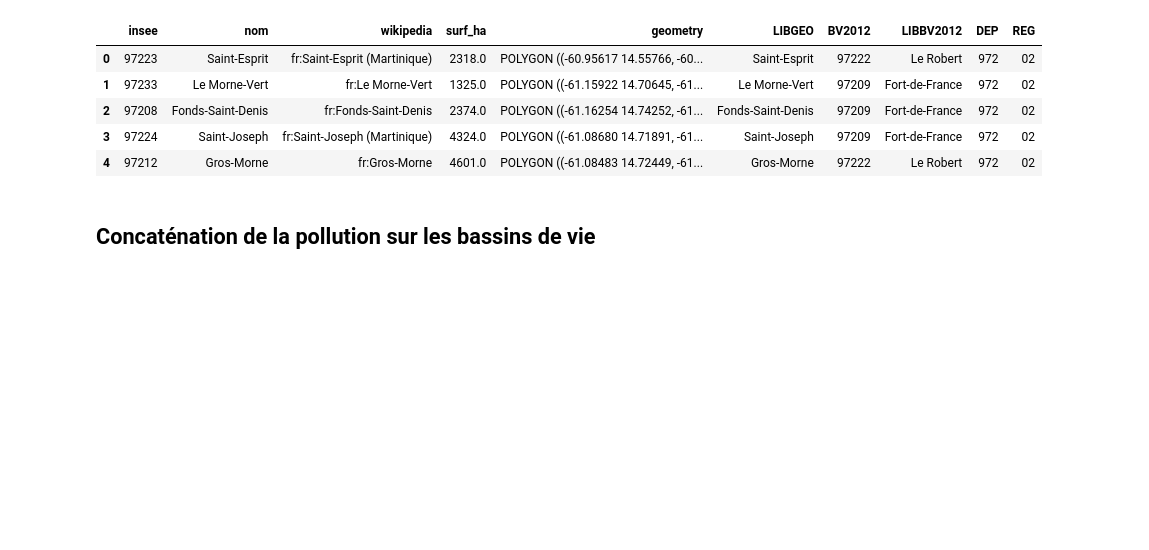
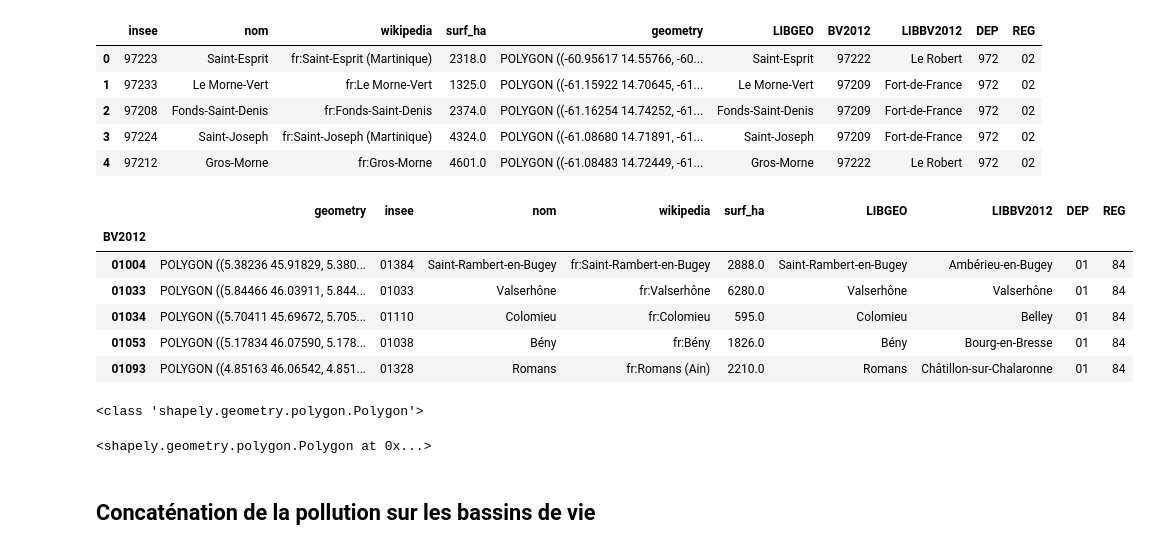
Before and after one commit to Lucas-Simonet/Bassin-de-vie, a Jupyter notebook: Commune2Bassin_de_Vie.ipynb, the cells around one changed output. Saved outputs shown, nothing was run; the diff lists cells and outputs as text; code cells hidden in the pictures; blank space fills up the shorter version.

```diff
--- a/Commune2Bassin_de_Vie.ipynb
+++ b/Commune2Bassin_de_Vie.ipynb
@@ -29,6 +33,22 @@ commune_bdv.head()
 bassin_de_vie = commune_bdv.dissolve(by='BV2012')
 # %%
 bassin_de_vie.to_file(config['path_BdV_shp'])
+# %%
+bassin_de_vie.head()
+# %% [output]
+|  | geometry | insee | nom | wikipedia | surf_ha | LIBGEO | LIBBV2012 | DEP | REG |
+| BV2012 |  |  |  |  |  |  |  |  |  |
+| 01004 | POLYGON ((5.38236 45.91829, 5.380... | 01384 | Saint-Rambert-en-Bugey | fr:Saint-Rambert-en-Bugey | 2888.0 | Saint-Rambert-en-Bugey | Ambérieu-en-Bugey | 01 | 84 |
+| 01033 | POLYGON ((5.84466 46.03911, 5.844... | 01033 | Valserhône | fr:Valserhône | 6280.0 | Valserhône | Valserhône | 01 | 84 |
+| 01034 | POLYGON ((5.70411 45.69672, 5.705... | 01110 | Colomieu | fr:Colomieu | 595.0 | Colomieu | Belley | 01 | 84 |
+| 01053 | POLYGON ((5.17834 46.07590, 5.178... | 01038 | Bény | fr:Bény | 1826.0 | Bény | Bourg-en-Bresse | 01 | 84 |
+| 01093 | POLYGON ((4.85163 46.06542, 4.851... | 01328 | Romans | fr:Romans (Ain) | 2210.0 | Romans | Châtillon-sur-Chalaronne | 01 | 84 |
+# %%
+print(type(bassin_de_vie['geometry'][0]))
+bassin_de_vie['geometry'][0]
+# %% [output]
+<class 'shapely.geometry.polygon.Polygon'>
+<shapely.geometry.polygon.Polygon at 0x...>
 # %% [markdown]
 ## Concaténation de la pollution sur les bassins de vie
 # %%
```
Also changed, not shown: parts of 18 cells of this notebook, 1 other file.
